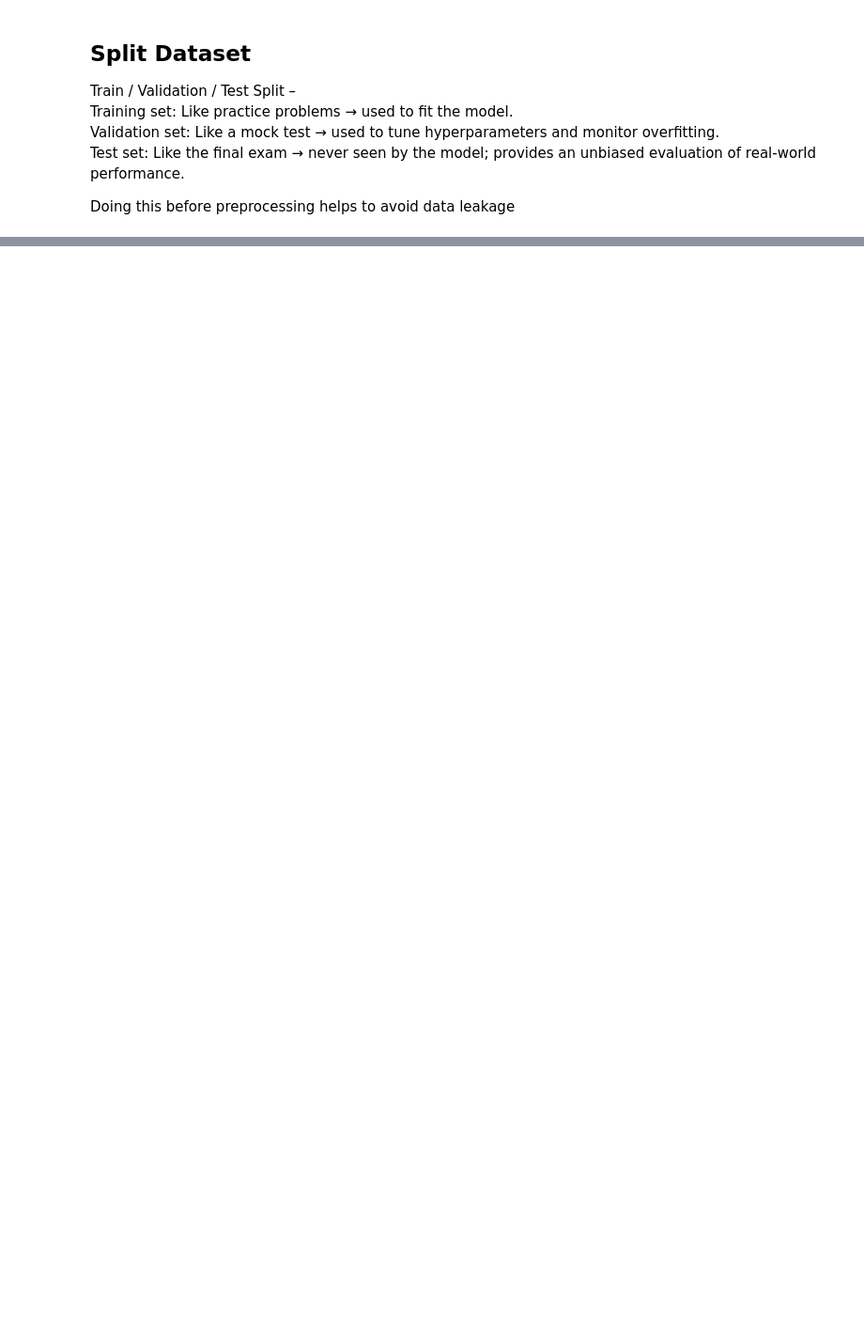
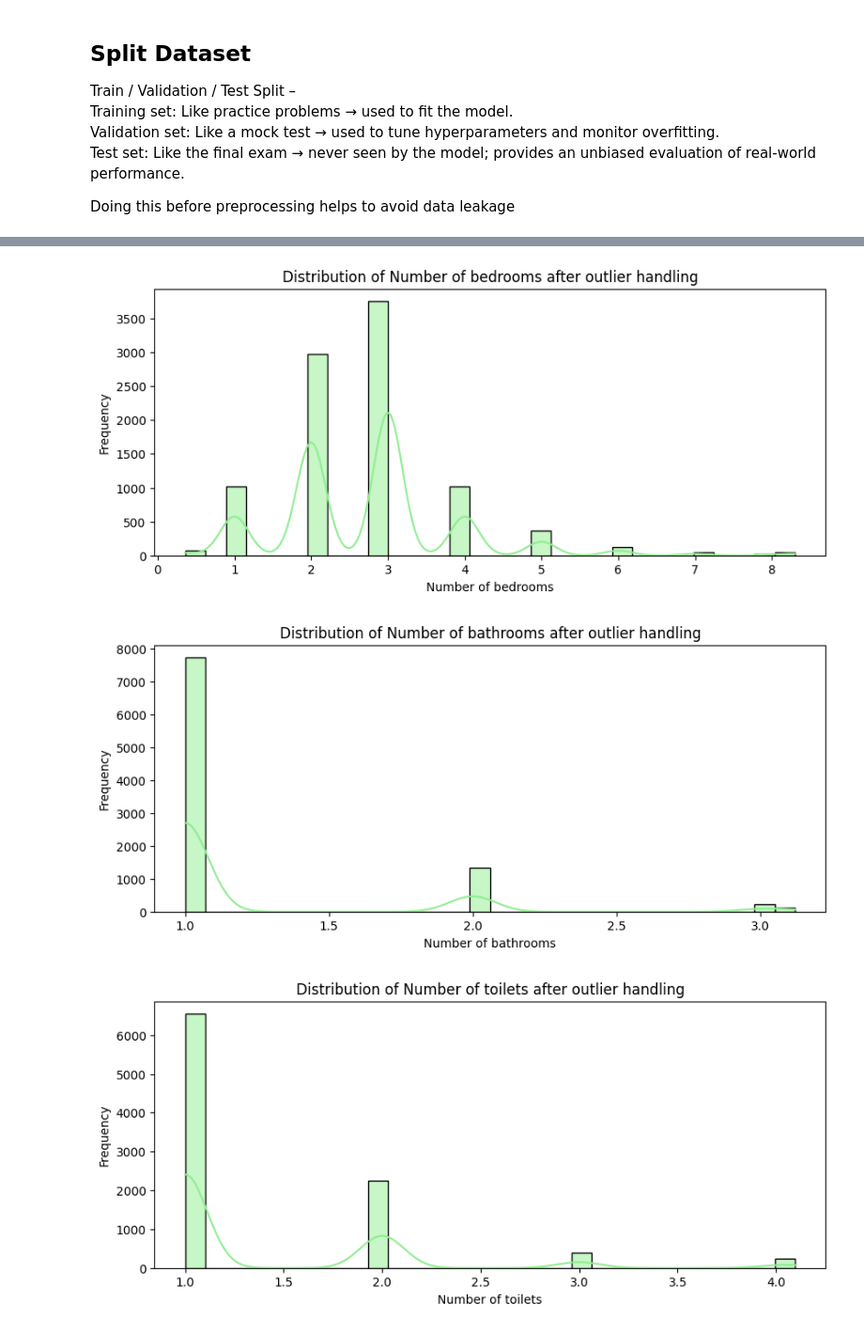
Before and after one commit to asgud/immo-eliza-ML, a Jupyter notebook: ml_model.ipynb, the cells around one changed output, grey strips where cells are left out. Shown: that part at 94% size. Drawn from its saved outputs; the diff is of its cells as text; code cells hidden in the pictures; blank space fills up the shorter version.

```diff
--- a/ml_model.ipynb
+++ b/ml_model.ipynb
@@ -230,0 +356,8 @@ dtype: int64
+# %%
+# test
+numeric_cols = ['Number of bedrooms', 'Number of bathrooms', 'Number of toilets', 'price_per_sqm']
+
+
+X_train, X_val, X_test = handle_outliers(X_train, X_val, X_test, numeric_cols)
+print("=== Training data stats after outlier handling ===")
+print(X_train[numeric_cols].describe())
@@ -230,0 +385,16 @@ dtype: int64
+# %%
+# Visual check
+import matplotlib.pyplot as plt
+import seaborn as sns
+
+for col in numeric_cols:
+    plt.figure(figsize=(10, 4))
+    sns.histplot(X_train[col], kde=True, bins=30, color='lightgreen')
+    plt.title(f'Distribution of {col} after outlier handling')
+    plt.xlabel(col)
+    plt.ylabel('Frequency')
+    plt.show()
+# %% [output]
+[figure, added]
+[figure, added]
+[figure, added]
```
Also changed, not shown: parts of 49 cells of this notebook, 8 other files.
